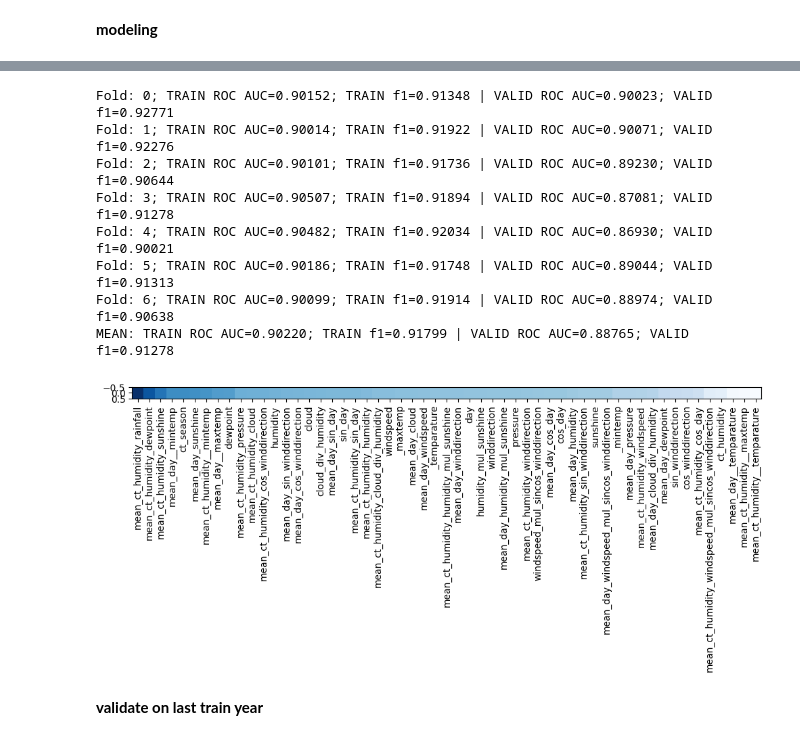
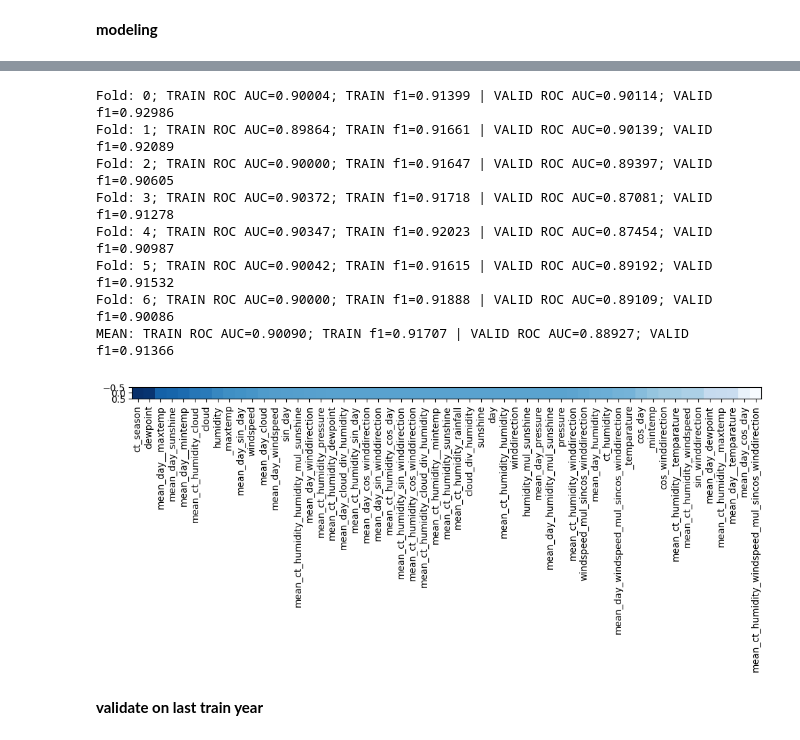
Before and after one commit to j2cry/playground, a Jupyter notebook: S5E3/research.ipynb, the cells around one changed output, grey strips where cells are left out. Saved outputs shown, nothing was run; the diff lists cells and outputs as text; code cells hidden in the pictures.

```diff
--- a/S5E3/research.ipynb
+++ b/S5E3/research.ipynb
@@ -348,24 +348,25 @@ MEAN: TRAIN ROC AUC=0.83586; TRAIN f1=0.88774 | VALID ROC AUC=0.82389; VALID f1=
 # %%
 estimator = LogisticRegression(
-    solver='newton-cg',
-    penalty='l2',
-    # solver='liblinear',
-    # penalty='l1',
+    # solver='newton-cg',
+    # penalty='l2',
+    # penalty=None,
+    solver='liblinear',
+    penalty='l1',
     max_iter=15000,
     # class_weight=CLASS_WEIGHTS.to_dict(),
     # n_jobs=-1,
     random_state=13,
 )
 _ = checkup(estimator, SGD_X, y)
 lin = model = estimator.fit(SGD_X, y)
 linear_feature_importances(model, figsize=(12, 4))
 # %% [output]
-Fold: 0; TRAIN ROC AUC=0.90152; TRAIN f1=0.91348 | VALID ROC AUC=0.90023; VALID f1=0.92771
-Fold: 1; TRAIN ROC AUC=0.90014; TRAIN f1=0.91922 | VALID ROC AUC=0.90071; VALID f1=0.92276
-Fold: 2; TRAIN ROC AUC=0.90101; TRAIN f1=0.91736 | VALID ROC AUC=0.89230; VALID f1=0.90644
-Fold: 3; TRAIN ROC AUC=0.90507; TRAIN f1=0.91894 | VALID ROC AUC=0.87081; VALID f1=0.91278
-Fold: 4; TRAIN ROC AUC=0.90482; TRAIN f1=0.92034 | VALID ROC AUC=0.86930; VALID f1=0.90021
-Fold: 5; TRAIN ROC AUC=0.90186; TRAIN f1=0.91748 | VALID ROC AUC=0.89044; VALID f1=0.91313
-Fold: 6; TRAIN ROC AUC=0.90099; TRAIN f1=0.91914 | VALID ROC AUC=0.88974; VALID f1=0.90638
-MEAN: TRAIN ROC AUC=0.90220; TRAIN f1=0.91799 | VALID ROC AUC=0.88765; VALID f1=0.91278
+Fold: 0; TRAIN ROC AUC=0.90004; TRAIN f1=0.91399 | VALID ROC AUC=0.90114; VALID f1=0.92986
+Fold: 1; TRAIN ROC AUC=0.89864; TRAIN f1=0.91661 | VALID ROC AUC=0.90139; VALID f1=0.92089
+Fold: 2; TRAIN ROC AUC=0.90000; TRAIN f1=0.91647 | VALID ROC AUC=0.89397; VALID f1=0.90605
+Fold: 3; TRAIN ROC AUC=0.90372; TRAIN f1=0.91718 | VALID ROC AUC=0.87081; VALID f1=0.91278
+Fold: 4; TRAIN ROC AUC=0.90347; TRAIN f1=0.92023 | VALID ROC AUC=0.87454; VALID f1=0.90987
+Fold: 5; TRAIN ROC AUC=0.90042; TRAIN f1=0.91615 | VALID ROC AUC=0.89192; VALID f1=0.91532
+Fold: 6; TRAIN ROC AUC=0.90000; TRAIN f1=0.91888 | VALID ROC AUC=0.89109; VALID f1=0.90086
+MEAN: TRAIN ROC AUC=0.90090; TRAIN f1=0.91707 | VALID ROC AUC=0.88927; VALID f1=0.91366
-[figure, old version]
+[figure, new version]
```
Also changed, not shown: parts of 5 cells of this notebook.
